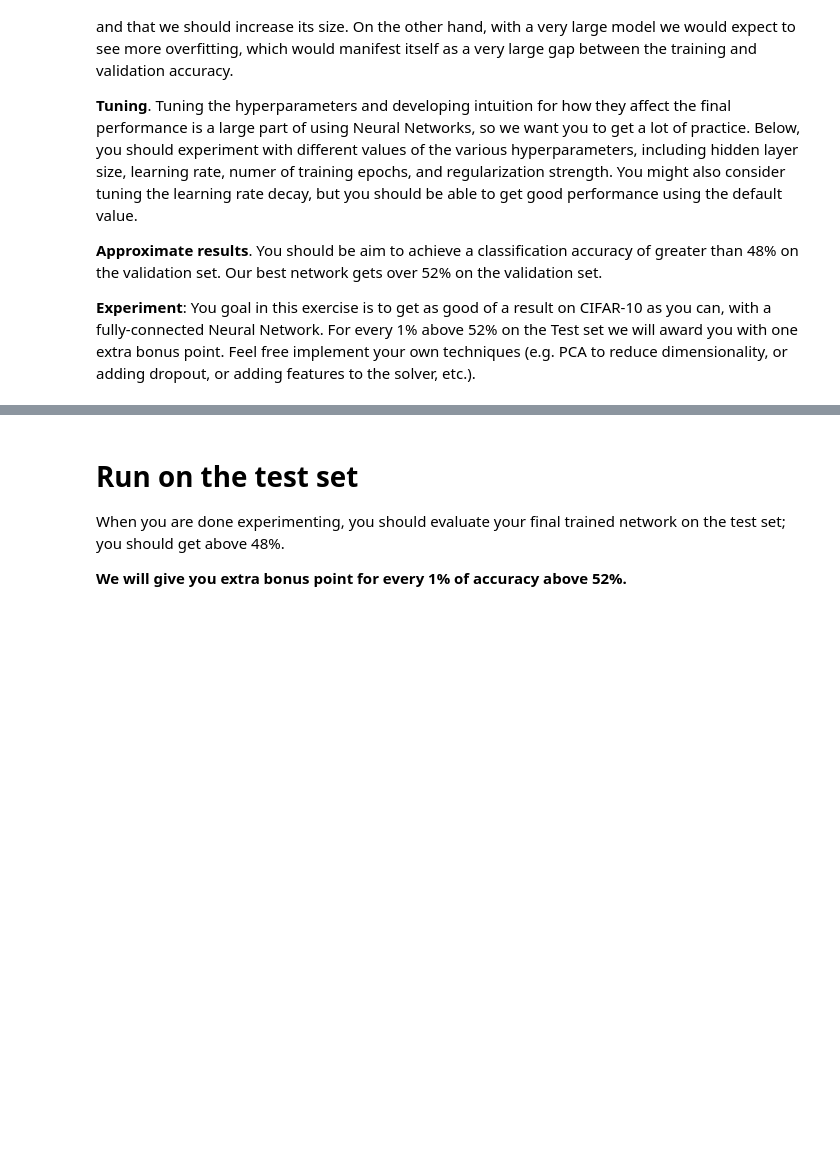
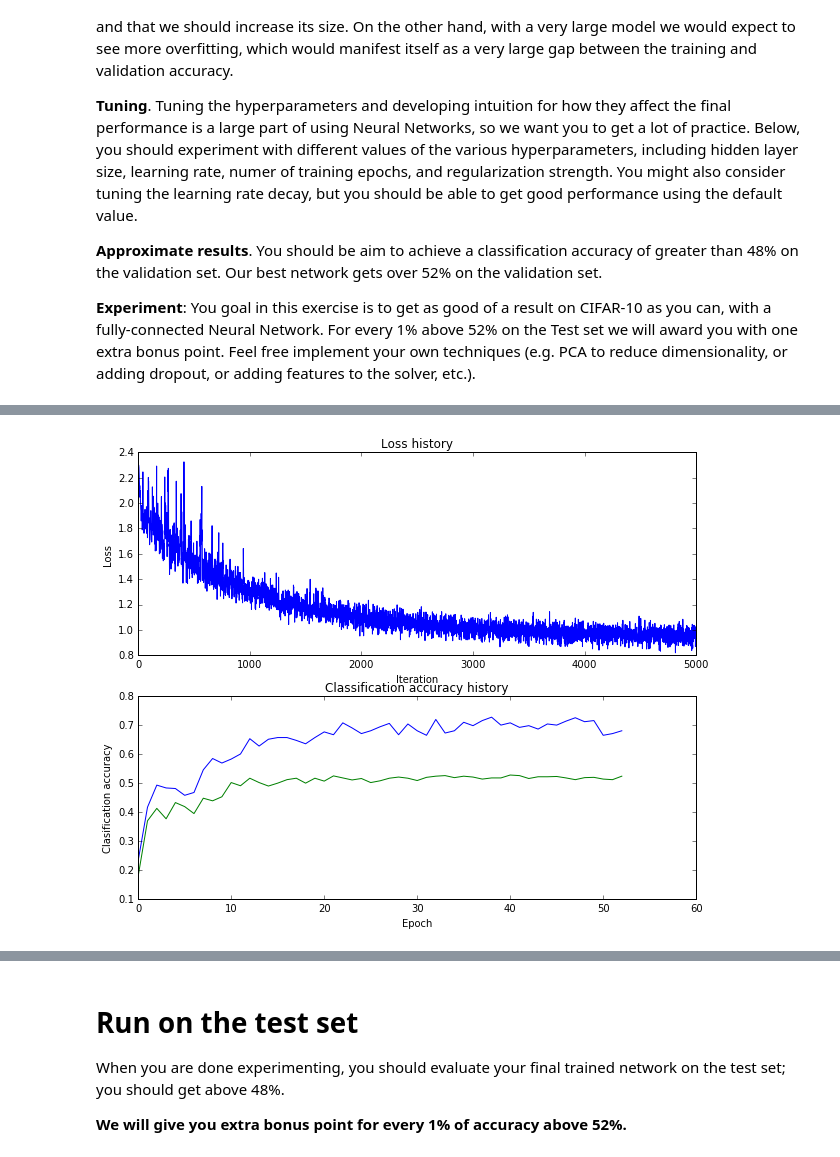
Before and after one commit to Julius0615/cs294_129, a Jupyter notebook: assignment1/two_layer_net.ipynb, the cells around one changed output, grey strips where cells are left out. Saved outputs shown, nothing was run; the diff lists cells and outputs as text; code cells hidden in the pictures; blank space fills up the shorter version.

```diff
--- a/assignment1/two_layer_net.ipynb
+++ b/assignment1/two_layer_net.ipynb
@@ -292,7 +292,17 @@ best_net = None # store the best model into this
 # write code to sweep through possible combinations of hyperparameters          #
 # automatically like we did on the previous exercises.                          #
 #################################################################################
-pass
+best_net = TwoLayerNet(input_size, 80, num_classes)
+
+# Train the network
+stats = best_net.train(X_train, y_train, X_val, y_val,
+            num_iters=5000, batch_size=512,
+            learning_rate=0.00464158883361, learning_rate_decay=0.926315789474,
+            reg=0.0464158883361, verbose=True)
+
+val_acc = (best_net.predict(X_val) == y_val).mean()
+print 'Validation accuracy: ', val_acc
+
 #################################################################################
 #                               END OF YOUR CODE                                #
 #################################################################################
@@ -299,3 +327,20 @@ pass
+# %%
+# Plot the loss function and train / validation accuracies
+plt.subplot(2, 1, 1)
+plt.plot(stats['loss_history'])
+plt.title('Loss history')
+plt.xlabel('Iteration')
+plt.ylabel('Loss')
+
+plt.subplot(2, 1, 2)
+plt.plot(stats['train_acc_history'], label='train')
+plt.plot(stats['val_acc_history'], label='val')
+plt.title('Classification accuracy history')
+plt.xlabel('Epoch')
+plt.ylabel('Clasification accuracy')
+plt.show()
+# %% [output]
+[figure, added]
 # %%
 # visualize the weights of the best network
 show_net_weights(best_net)
```
Also changed, not shown: parts of 4 cells of this notebook, 2 other files.
